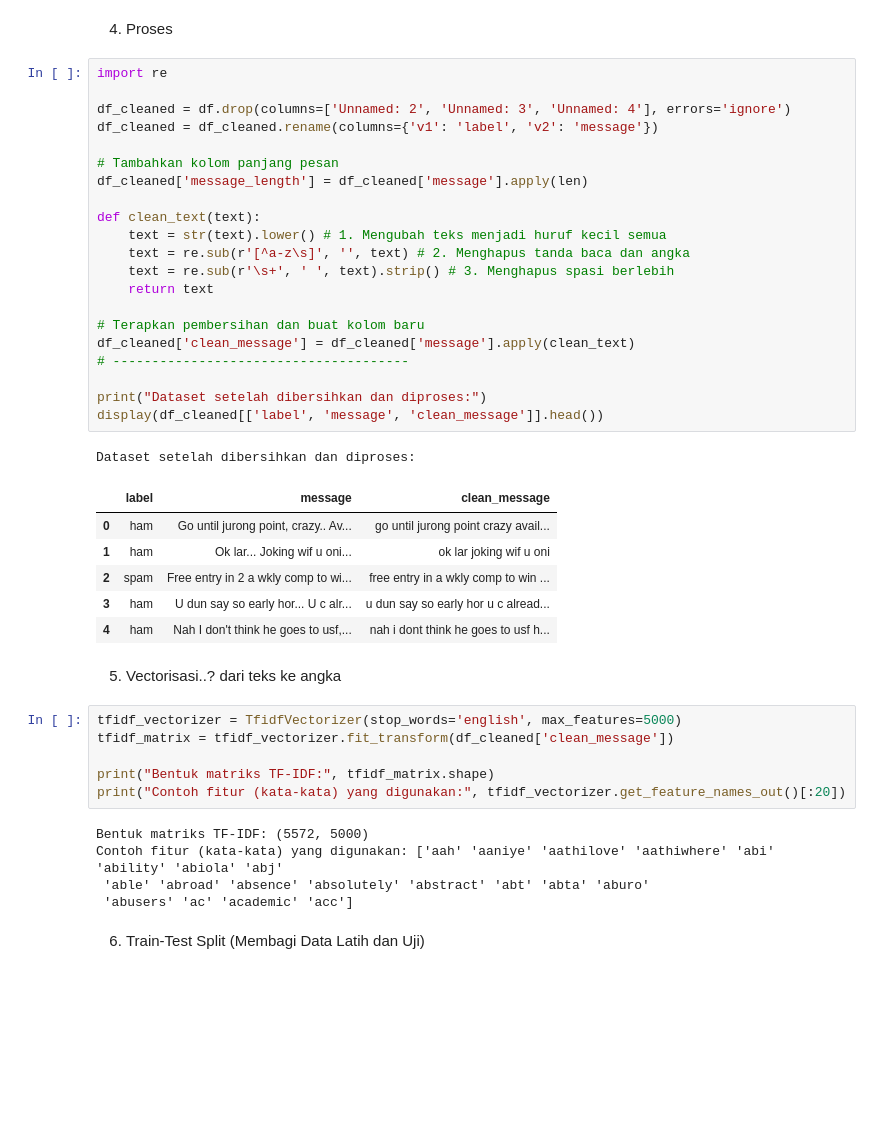
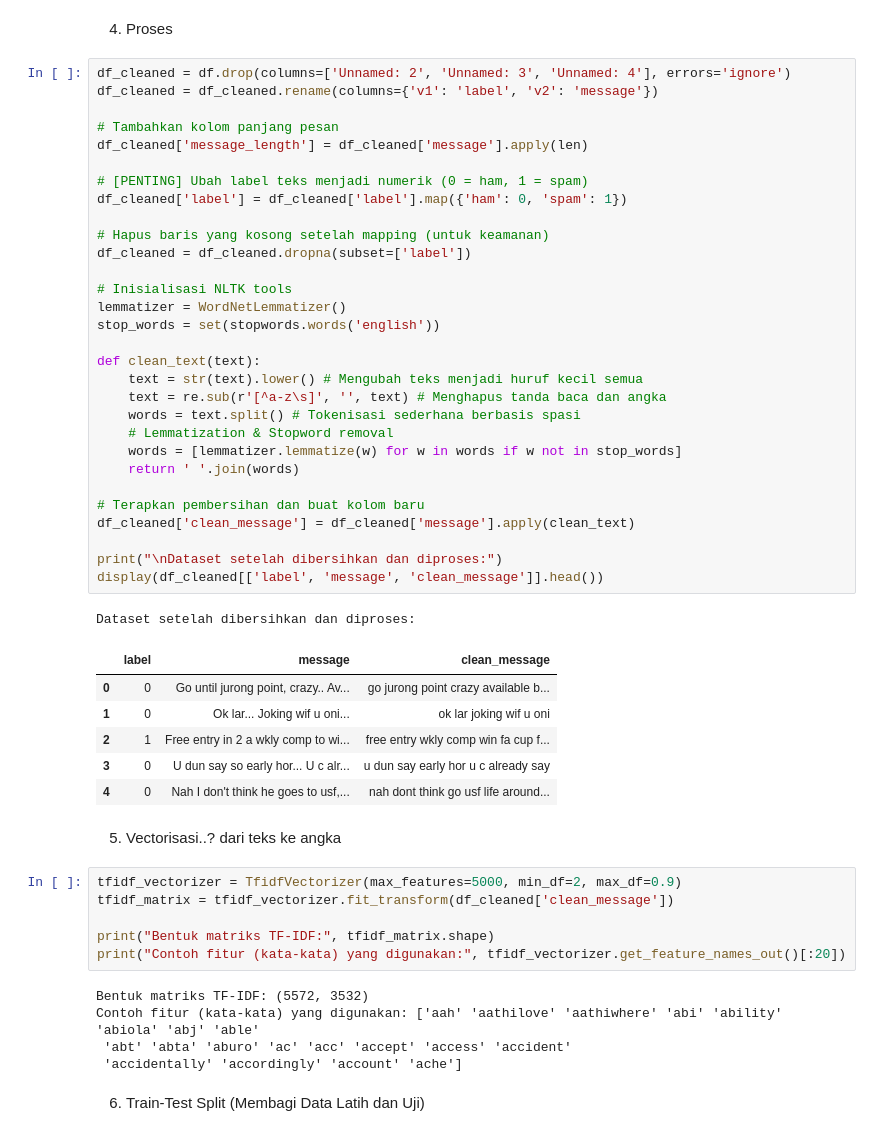
Before and after one commit to ariyaaup/SPHam, a Jupyter notebook: datates.ipynb, the cells around one changed output. Drawn from its saved outputs; the diff is of its cells as text; blank space fills up the shorter version.

```diff
--- a/datates.ipynb
+++ b/datates.ipynb
@@ -96,47 +110,56 @@ Name: v2, dtype: str
 # %% [markdown]
 4. Proses
 # %%
-import re
-
 df_cleaned = df.drop(columns=['Unnamed: 2', 'Unnamed: 3', 'Unnamed: 4'], errors='ignore')
 df_cleaned = df_cleaned.rename(columns={'v1': 'label', 'v2': 'message'})
 
 # Tambahkan kolom panjang pesan
 df_cleaned['message_length'] = df_cleaned['message'].apply(len)
 
+# [PENTING] Ubah label teks menjadi numerik (0 = ham, 1 = spam)
+df_cleaned['label'] = df_cleaned['label'].map({'ham': 0, 'spam': 1})
+
+# Hapus baris yang kosong setelah mapping (untuk keamanan)
+df_cleaned = df_cleaned.dropna(subset=['label'])
+
+# Inisialisasi NLTK tools
+lemmatizer = WordNetLemmatizer()
+stop_words = set(stopwords.words('english'))
+
 def clean_text(text):
-    text = str(text).lower() # 1. Mengubah teks menjadi huruf kecil semua
-    text = re.sub(r'[^a-z\s]', '', text) # 2. Menghapus tanda baca dan angka
-    text = re.sub(r'\s+', ' ', text).strip() # 3. Menghapus spasi berlebih
-    return text
+    text = str(text).lower() # Mengubah teks menjadi huruf kecil semua
+    text = re.sub(r'[^a-z\s]', '', text) # Menghapus tanda baca dan angka
+    words = text.split() # Tokenisasi sederhana berbasis spasi
+    # Lemmatization & Stopword removal
+    words = [lemmatizer.lemmatize(w) for w in words if w not in stop_words]
+    return ' '.join(words)
 
 # Terapkan pembersihan dan buat kolom baru
 df_cleaned['clean_message'] = df_cleaned['message'].apply(clean_text)
-# --------------------------------------
 
-print("Dataset setelah dibersihkan dan diproses:")
+print("\nDataset setelah dibersihkan dan diproses:")
 display(df_cleaned[['label', 'message', 'clean_message']].head())
 # %% [output]
 Dataset setelah dibersihkan dan diproses:
 |  | label | message | clean_message |
-| 0 | ham | Go until jurong point, crazy.. Av... | go until jurong point crazy avail... |
-| 1 | ham | Ok lar... Joking wif u oni... | ok lar joking wif u oni |
-| 2 | spam | Free entry in 2 a wkly comp to wi... | free entry in a wkly comp to win ... |
-| 3 | ham | U dun say so early hor... U c alr... | u dun say so early hor u c alread... |
-| 4 | ham | Nah I don't think he goes to usf,... | nah i dont think he goes to usf h... |
+| 0 | 0 | Go until jurong point, crazy.. Av... | go jurong point crazy available b... |
+| 1 | 0 | Ok lar... Joking wif u oni... | ok lar joking wif u oni |
+| 2 | 1 | Free entry in 2 a wkly comp to wi... | free entry wkly comp win fa cup f... |
+| 3 | 0 | U dun say so early hor... U c alr... | u dun say early hor u c already say |
+| 4 | 0 | Nah I don't think he goes to usf,... | nah dont think go usf life around... |
 # %% [markdown]
 5.  Vectorisasi..? dari teks ke angka
 # %%
-tfidf_vectorizer = TfidfVectorizer(stop_words='english', max_features=5000)
+tfidf_vectorizer = TfidfVectorizer(max_features=5000, min_df=2, max_df=0.9)
 tfidf_matrix = tfidf_vectorizer.fit_transform(df_cleaned['clean_message'])
 
 print("Bentuk matriks TF-IDF:", tfidf_matrix.shape)
 print("Contoh fitur (kata-kata) yang digunakan:", tfidf_vectorizer.get_feature_names_out()[:20])
 # %% [output]
-Bentuk matriks TF-IDF: (5572, 5000)
-Contoh fitur (kata-kata) yang digunakan: ['aah' 'aaniye' 'aathilove' 'aathiwhere' 'abi' 'ability' 'abiola' 'abj'
- 'able' 'abroad' 'absence' 'absolutely' 'abstract' 'abt' 'abta' 'aburo'
- 'abusers' 'ac' 'academic' 'acc']
+Bentuk matriks TF-IDF: (5572, 3532)
+Contoh fitur (kata-kata) yang digunakan: ['aah' 'aathilove' 'aathiwhere' 'abi' 'ability' 'abiola' 'abj' 'able'
+ 'abt' 'abta' 'aburo' 'ac' 'acc' 'accept' 'access' 'accident'
+ 'accidentally' 'accordingly' 'account' 'ache']
 # %% [markdown]
 6. Train-Test Split (Membagi Data Latih dan Uji)
 # %%
```
Also changed, not shown: parts of 5 cells of this notebook.
